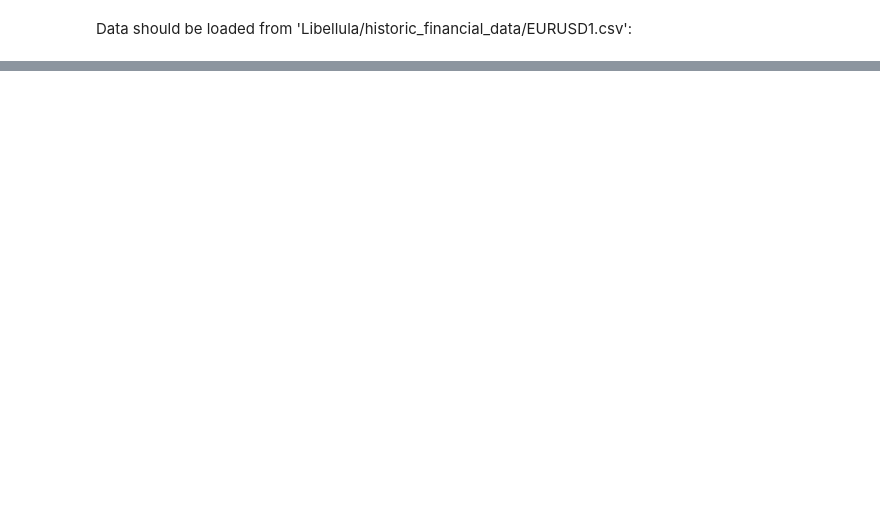
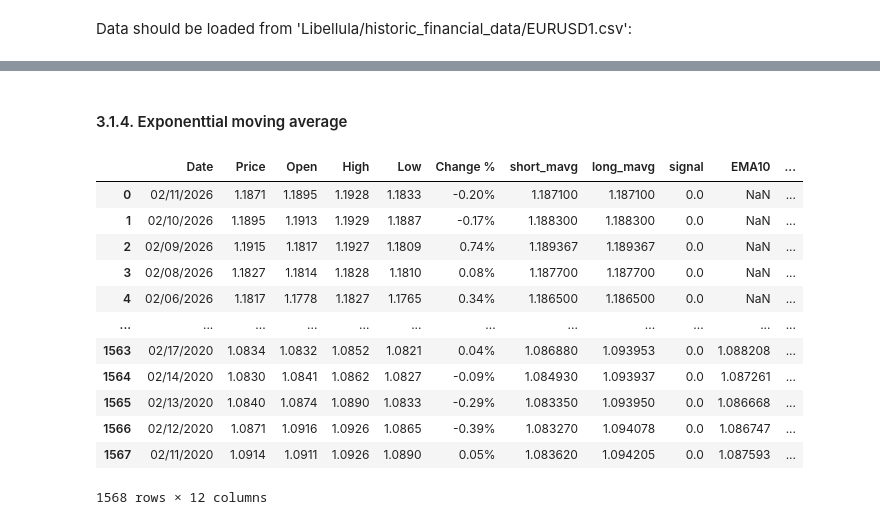
Before and after one commit to miguelrferreiraf/libellula, a Jupyter notebook: predictive_model/financial_tools/financial_tools.ipynb, the cells around one changed output, grey strips where cells are left out. Saved outputs shown, nothing was run; the diff lists cells and outputs as text; code cells hidden in the pictures; blank space fills up the shorter version.

```diff
--- a/predictive_model/financial_tools/financial_tools.ipynb
+++ b/predictive_model/financial_tools/financial_tools.ipynb
@@ -46,0 +52,3 @@ data
+# %%
+data = data.dropna(axis=1)
+data
@@ -46,0 +75,4 @@ data
+# %%
+# Create short simple moving average over the short window
+data['short_mavg'] = data['Price'].rolling(window=10, min_periods=1,center=False).mean()
+data
@@ -46,0 +95,4 @@ data
+# %%
+# Create long simple moving average over the long window
+data['long_mavg'] = data['Price'].rolling(window=60, min_periods=1, center=False).mean()
+data
@@ -46,0 +117,4 @@ data
+# %%
+# Create signals
+data['signal'] = np.where(data['short_mavg'] > data['long_mavg'], 1.0, 0.0)
+data
@@ -46,0 +135,25 @@ data
+# %% [markdown]
+#### 3.1.4. Exponenttial moving average
+# %%
+#calculation of exponential moving average
+def EMA(data, n):
+    EMA = pd.Series(data['Price'].ewm(span=n, min_periods=n).mean(), name='EMA_' + str(n))
+    return EMA
+data['EMA10'] = EMA(data, 10)
+data['EMA30'] = EMA(data, 30)
+data['EMA200'] = EMA(data, 200)
+data
+# %% [output]
+|  | Date | Price | Open | High | Low | Change % | short_mavg | long_mavg | signal | EMA10 | ... |
+| 0 | 02/11/2026 | 1.1871 | 1.1895 | 1.1928 | 1.1833 | -0.20% | 1.187100 | 1.187100 | 0.0 | NaN | ... |
+| 1 | 02/10/2026 | 1.1895 | 1.1913 | 1.1929 | 1.1887 | -0.17% | 1.188300 | 1.188300 | 0.0 | NaN | ... |
+| 2 | 02/09/2026 | 1.1915 | 1.1817 | 1.1927 | 1.1809 | 0.74% | 1.189367 | 1.189367 | 0.0 | NaN | ... |
+| 3 | 02/08/2026 | 1.1827 | 1.1814 | 1.1828 | 1.1810 | 0.08% | 1.187700 | 1.187700 | 0.0 | NaN | ... |
+| 4 | 02/06/2026 | 1.1817 | 1.1778 | 1.1827 | 1.1765 | 0.34% | 1.186500 | 1.186500 | 0.0 | NaN | ... |
+| ... | ... | ... | ... | ... | ... | ... | ... | ... | ... | ... | ... |
+| 1563 | 02/17/2020 | 1.0834 | 1.0832 | 1.0852 | 1.0821 | 0.04% | 1.086880 | 1.093953 | 0.0 | 1.088208 | ... |
+| 1564 | 02/14/2020 | 1.0830 | 1.0841 | 1.0862 | 1.0827 | -0.09% | 1.084930 | 1.093937 | 0.0 | 1.087261 | ... |
+| 1565 | 02/13/2020 | 1.0840 | 1.0874 | 1.0890 | 1.0833 | -0.29% | 1.083350 | 1.093950 | 0.0 | 1.086668 | ... |
+| 1566 | 02/12/2020 | 1.0871 | 1.0916 | 1.0926 | 1.0865 | -0.39% | 1.083270 | 1.094078 | 0.0 | 1.086747 | ... |
+| 1567 | 02/11/2020 | 1.0914 | 1.0911 | 1.0926 | 1.0890 | 0.05% | 1.083620 | 1.094205 | 0.0 | 1.087593 | ... |
+1568 rows × 12 columns
```
Also changed, not shown: parts of 29 cells of this notebook, 2 other files.
